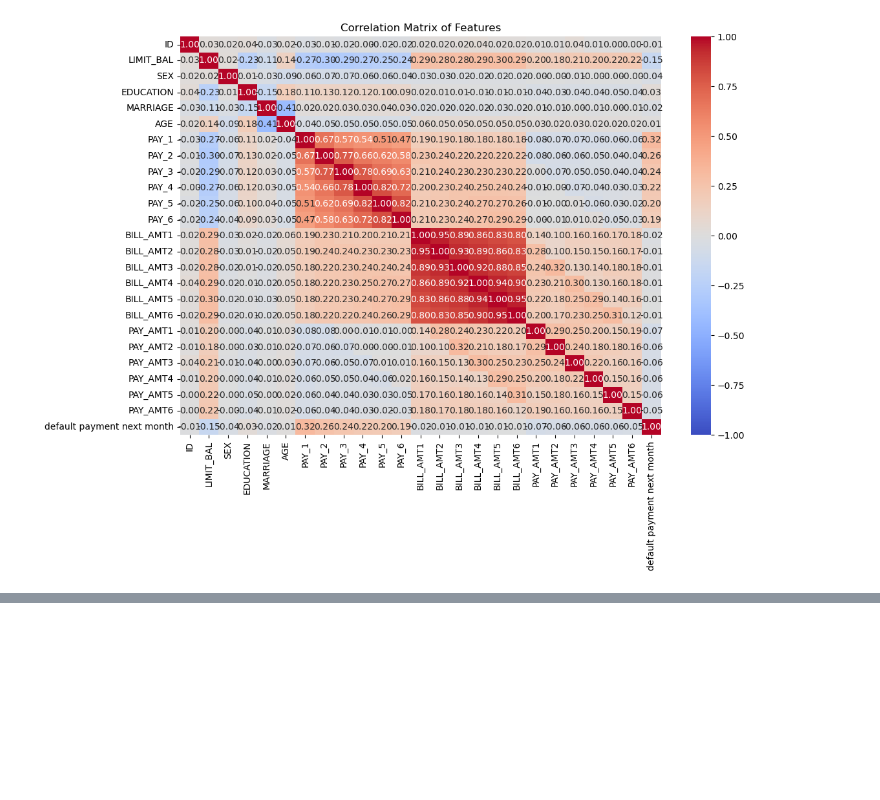
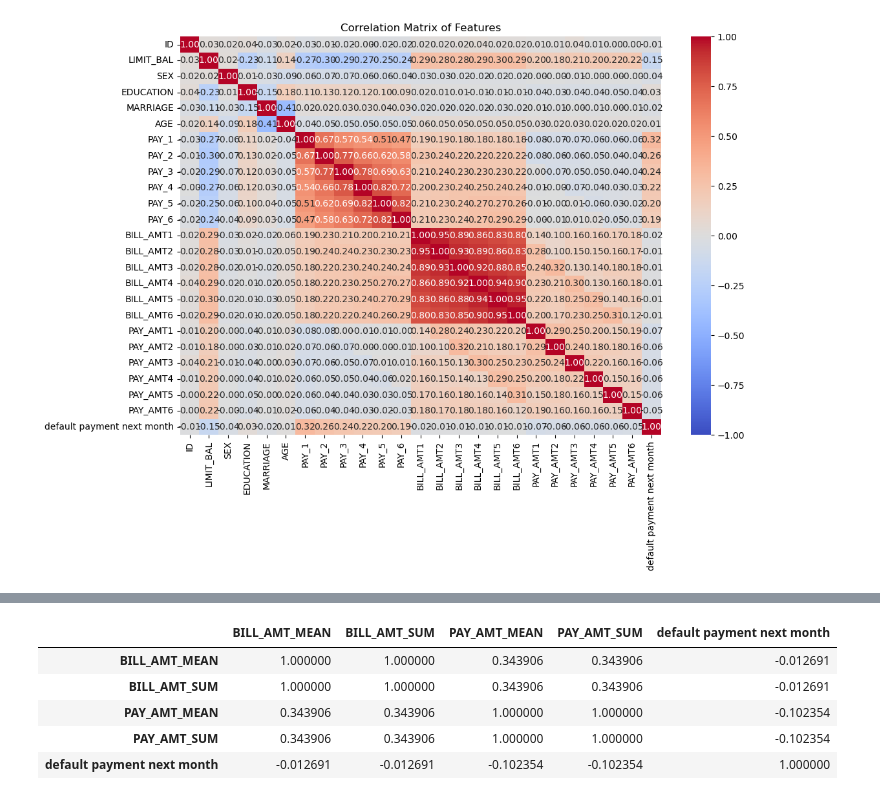
Before and after one commit to ohinson01/SDS-CP014-credit-card-default-pred, a Jupyter notebook: notebooks/Frank_Brown/Frank_Brown_Credit_Card_Prediction (1).ipynb, the cells around one changed output, grey strips where cells are left out. Cells and saved outputs as stored; diff of their text form; code cells hidden in the pictures; blank space fills up the shorter version.

```diff
--- a/notebooks/Frank_Brown/Frank_Brown_Credit_Card_Prediction (1).ipynb
+++ b/notebooks/Frank_Brown/Frank_Brown_Credit_Card_Prediction (1).ipynb
@@ -313,0 +338,9 @@ plt.show()
+# %%
+df[['BILL_AMT_MEAN', 'BILL_AMT_SUM', 'PAY_AMT_MEAN', 'PAY_AMT_SUM', 'default payment next month']].corr()
+# %% [output]
+|  | BILL_AMT_MEAN | BILL_AMT_SUM | PAY_AMT_MEAN | PAY_AMT_SUM | default payment next month |
+| BILL_AMT_MEAN | 1.000000 | 1.000000 | 0.343906 | 0.343906 | -0.012691 |
+| BILL_AMT_SUM | 1.000000 | 1.000000 | 0.343906 | 0.343906 | -0.012691 |
+| PAY_AMT_MEAN | 0.343906 | 0.343906 | 1.000000 | 1.000000 | -0.102354 |
+| PAY_AMT_SUM | 0.343906 | 0.343906 | 1.000000 | 1.000000 | -0.102354 |
+| default payment next month | -0.012691 | -0.012691 | -0.102354 | -0.102354 | 1.000000 |
```
Also changed, not shown: parts of 6 cells of this notebook.
